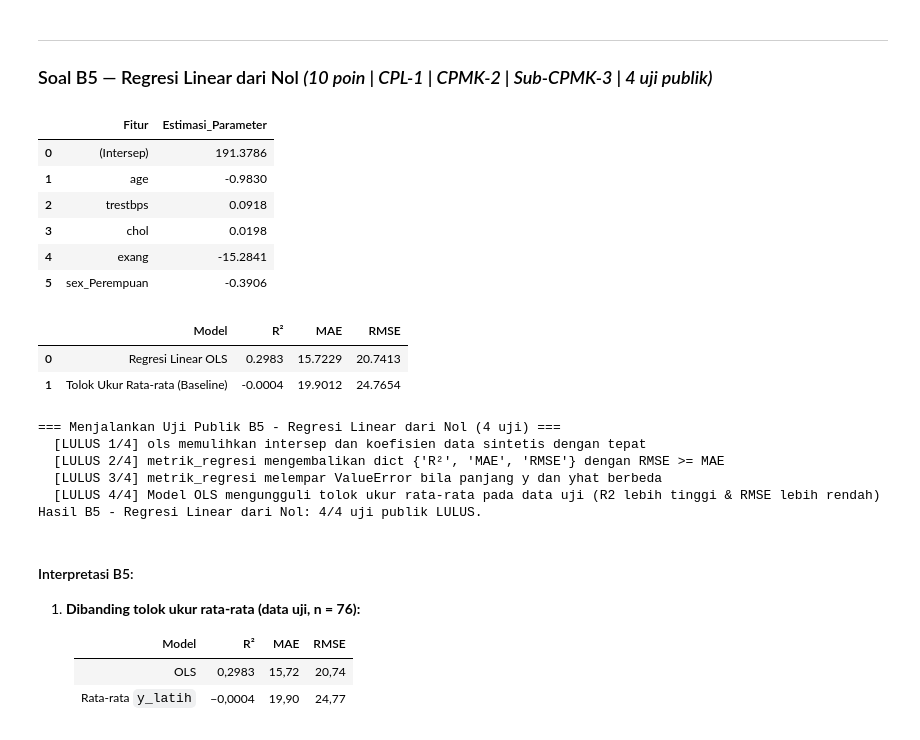
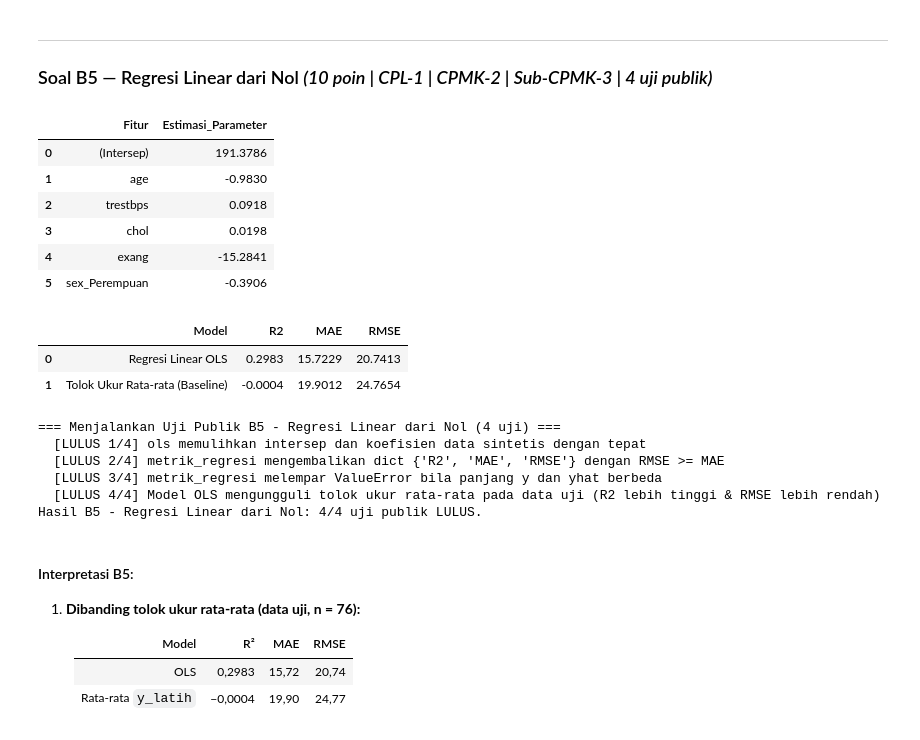
Before and after one commit to YanDraa/HeartDeases, a Jupyter notebook: UTS_DS2313_52250059.ipynb, the cells around one changed output. Cells and saved outputs as stored; diff of their text form; code cells hidden in the pictures.

```diff
--- a/UTS_DS2313_52250059.ipynb
+++ b/UTS_DS2313_52250059.ipynb
@@ -669,14 +669,14 @@ def _mask_kategori_menyimpang(seri_teks):
     return seri_teks != keluarga.map(kanonik)
 
 
-def deteksi_masalah(df, ref_klinik):
+def deteksi_masalah(df, ref_klinik=None):
     """Mendeteksi 7 jenis masalah kualitas data secara otomatis tanpa mengubah df.
 
     Parameters
     ----------
     df : pd.DataFrame
         DataFrame masukan yang akan diperiksa kualitas datanya.
-    ref_klinik : pd.DataFrame or None
+    ref_klinik : pd.DataFrame or None, optional
         Tabel referensi klinik yang memuat kolom 'kode_klinik' (None = lewati KUNCI_YATIM).
 
     Returns
@@ -1420,7 +1474,7 @@ def ols(X, y):
 
 
 def metrik_regresi(y, yhat):
-    """Menghitung metrik evaluasi regresi {'R²', 'MAE', 'RMSE'} dari nol."""
+    """Menghitung metrik evaluasi regresi {'R2', 'MAE', 'RMSE'} dari nol."""
     y_arr = np.asarray(y, dtype=float).ravel()
     yhat_arr = np.asarray(yhat, dtype=float).ravel()
     if len(y_arr) != len(yhat_arr) or len(y_arr) == 0:
@@ -1432,7 +1486,7 @@ def metrik_regresi(y, yhat):
     r2 = 1.0 - (ss_res / ss_tot) if ss_tot > 0.0 else 0.0
     mae = float(np.mean(np.abs(residual)))
     rmse = float(np.sqrt(np.mean(residual ** 2)))
-    return {'R²': r2, 'MAE': mae, 'RMSE': rmse}
+    return {'R2': r2, 'MAE': mae, 'RMSE': rmse}
 
 
 # 3. Prediksi 'thalach' dari 'age', 'trestbps', 'chol', 'exang', dan 'sex' (dummy, drop_first)
@@ -1446,34 +1500,34 @@ def _bangun_fitur_b5(df_bagian):
 X_latih_b5 = _bangun_fitur_b5(df_latih)
 X_uji_b5 = _bangun_fitur_b5(df_uji).reindex(columns=X_latih_b5.columns, fill_value=0.0)
 y_latih_b5 = df_latih['thalach'].to_numpy(dtype=float)
 y_uji_b5 = df_uji['thalach'].to_numpy(dtype=float)
 
 intersep_ols, koef_ols = ols(X_latih_b5, y_latih_b5)
 yhat_uji_ols = intersep_ols + X_uji_b5.to_numpy(dtype=float) @ koef_ols
 
 # 4. Tolok ukur (baseline) rata-rata y_latih
 yhat_uji_baseline = np.full_like(y_uji_b5, fill_value=np.mean(y_latih_b5))
 
 tabel_koef_b5 = pd.DataFrame({
     'Fitur': ['(Intersep)'] + list(X_latih_b5.columns),
     'Estimasi_Parameter': [intersep_ols] + list(koef_ols)
 }).round(4)
 display(tabel_koef_b5)
 
 tabel_perbandingan_b5 = pd.DataFrame([
     {'Model': 'Regresi Linear OLS', **metrik_regresi(y_uji_b5, yhat_uji_ols)},
     {'Model': 'Tolok Ukur Rata-rata (Baseline)', **metrik_regresi(y_uji_b5, yhat_uji_baseline)},
 ]).round(4)
 display(tabel_perbandingan_b5)
 # %% [output]
 |  | Fitur | Estimasi_Parameter |
 | 0 | (Intersep) | 191.3786 |
 | 1 | age | -0.9830 |
 | 2 | trestbps | 0.0918 |
 | 3 | chol | 0.0198 |
 | 4 | exang | -15.2841 |
 | 5 | sex_Perempuan | -0.3906 |
-|  | Model | R² | MAE | RMSE |
+|  | Model | R2 | MAE | RMSE |
 | 0 | Regresi Linear OLS | 0.2983 | 15.7229 | 20.7413 |
 | 1 | Tolok Ukur Rata-rata (Baseline) | -0.0004 | 19.9012 | 24.7654 |
 # %%
@@ -1498,12 +1552,12 @@ def _uji_b5():
     uji_publik_b5 = [
         ("ols memulihkan intersep dan koefisien data sintetis dengan tepat",
          lambda: uji(np.isclose(b0_sin, 5.0) and np.allclose(b_sin, [2.0, -3.0]))),
-        ("metrik_regresi mengembalikan dict {'R²', 'MAE', 'RMSE'} dengan RMSE >= MAE",
-         lambda: uji(set(m_ols.keys()) == {'R²', 'MAE', 'RMSE'} and m_ols['RMSE'] >= m_ols['MAE'])),
+        ("metrik_regresi mengembalikan dict {'R2', 'MAE', 'RMSE'} dengan RMSE >= MAE",
+         lambda: uji(set(m_ols.keys()) == {'R2', 'MAE', 'RMSE'} and m_ols['RMSE'] >= m_ols['MAE'])),
         ("metrik_regresi melempar ValueError bila panjang y dan yhat berbeda",
          lambda: uji(_cek_error_panjang_berbeda())),
         ("Model OLS mengungguli tolok ukur rata-rata pada data uji (R2 lebih tinggi & RMSE lebih rendah)",
-         lambda: uji(m_ols['R²'] > m_base['R²'] and m_ols['RMSE'] < m_base['RMSE'])),
+         lambda: uji(m_ols['R2'] > m_base['R2'] and m_ols['RMSE'] < m_base['RMSE'])),
     ]
     jalankan_uji("B5 - Regresi Linear dari Nol", uji_publik_b5)
 
@@ -1511,7 +1565,7 @@ _uji_b5()
 # %% [output]
 === Menjalankan Uji Publik B5 - Regresi Linear dari Nol (4 uji) ===
   [LULUS 1/4] ols memulihkan intersep dan koefisien data sintetis dengan tepat
-  [LULUS 2/4] metrik_regresi mengembalikan dict {'R²', 'MAE', 'RMSE'} dengan RMSE >= MAE
+  [LULUS 2/4] metrik_regresi mengembalikan dict {'R2', 'MAE', 'RMSE'} dengan RMSE >= MAE
   [LULUS 3/4] metrik_regresi melempar ValueError bila panjang y dan yhat berbeda
   [LULUS 4/4] Model OLS mengungguli tolok ukur rata-rata pada data uji (R2 lebih tinggi & RMSE lebih rendah)
 Hasil B5 - Regresi Linear dari Nol: 4/4 uji publik LULUS.
```
Also changed, not shown: parts of 10 cells of this notebook.
